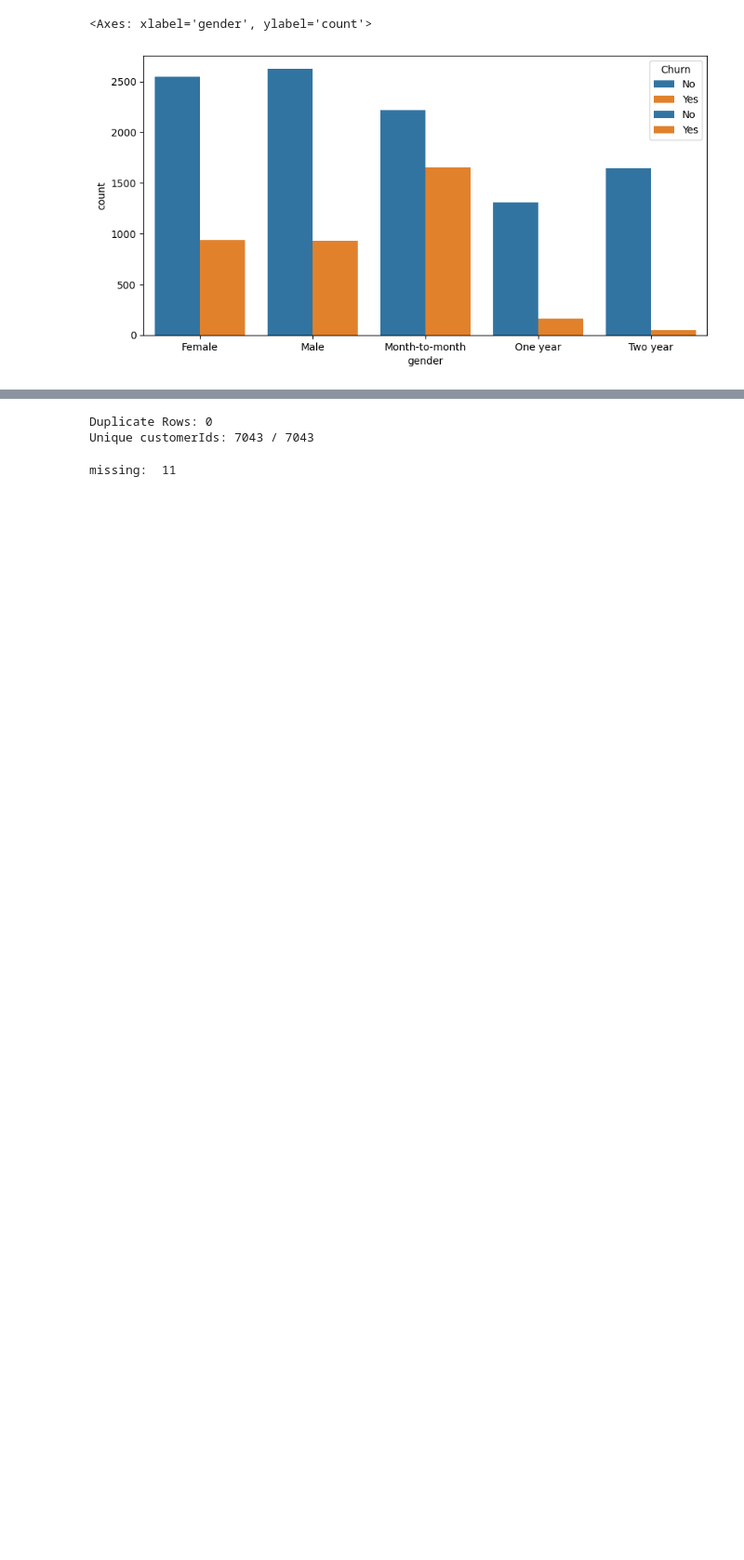
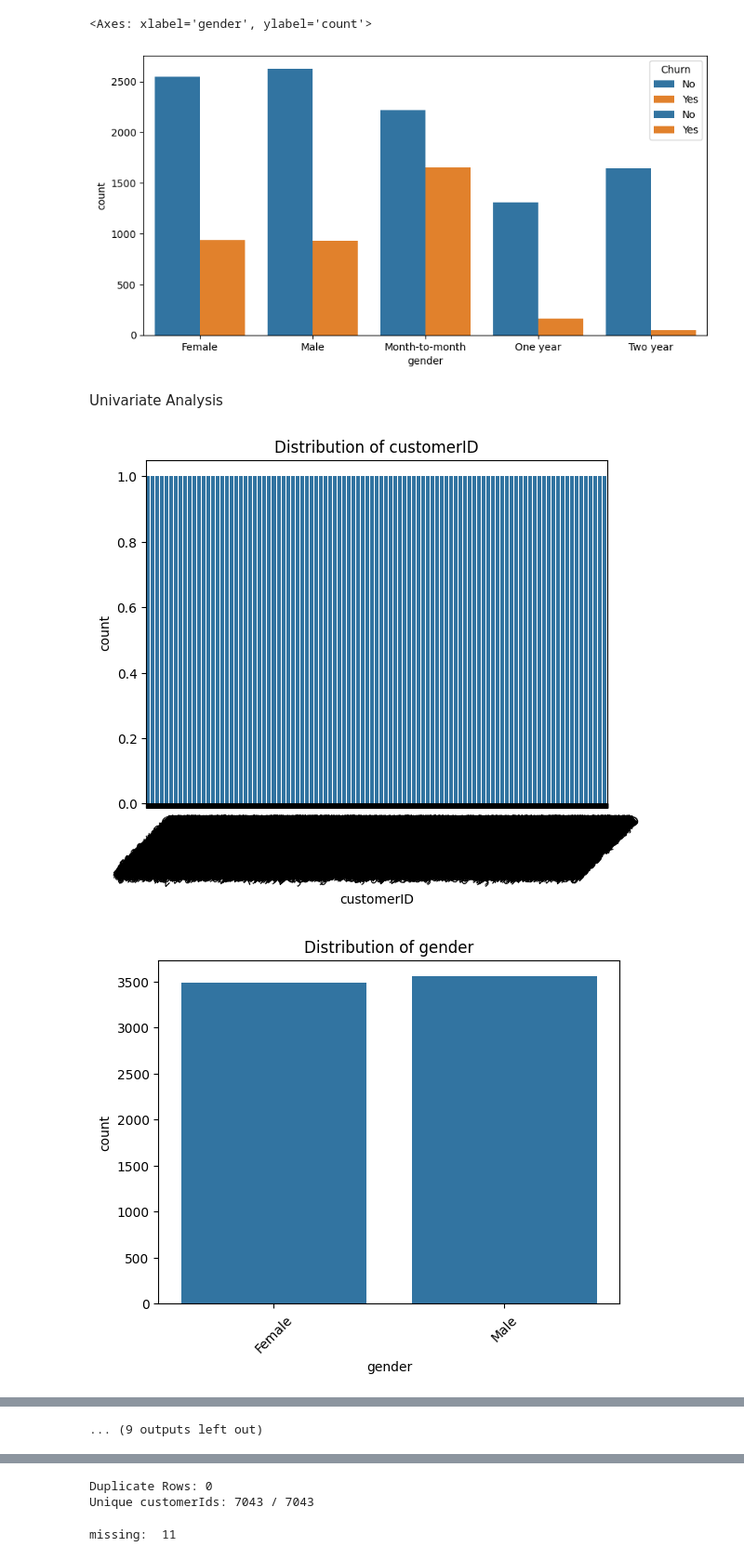
Before and after one commit to Tanish-Sarkar/Consumer-Prediction, a Jupyter notebook: notbooks/01_eda.ipynb, the cells around one changed output, grey strips where cells are left out. Shown at 93% size. Drawn from its saved outputs; the diff is of its cells as text; code cells hidden in the pictures; blank space fills up the shorter version.

```diff
--- a/notbooks/01_eda.ipynb
+++ b/notbooks/01_eda.ipynb
@@ -82,3 +82,24 @@ sns.countplot(data=df, x='Contract', hue='Churn')
 # %% [output]
 <Axes: xlabel='gender', ylabel='count'>
 [figure]
+# %% [markdown]
+Univariate Analysis
+# %%
+categorical_cols = df.select_dtypes(include='object').columns.tolist()
+numerical_cols = df.select_dtypes(include=['int64', 'float64']).columns.tolist()
+
+# Categorical plots
+for col in categorical_cols:
+    sns.countplot(data=df, x=col)
+    plt.xticks(rotation=45)
+    plt.title(f'Distribution of {col}')
+    plt.show()
+
+# Numerical plots
+for col in numerical_cols:
+    sns.histplot(df[col], kde=True)
+    plt.title(f'Distribution of {col}')
+    plt.show()
+# %% [output]
+[figure, added]
+[figure, added]
@@ -84,0 +116 @@ sns.countplot(data=df, x='Contract', hue='Churn')
+... (9 outputs left out)
```
Also changed, not shown: parts of 5 cells of this notebook, 2 other files.
